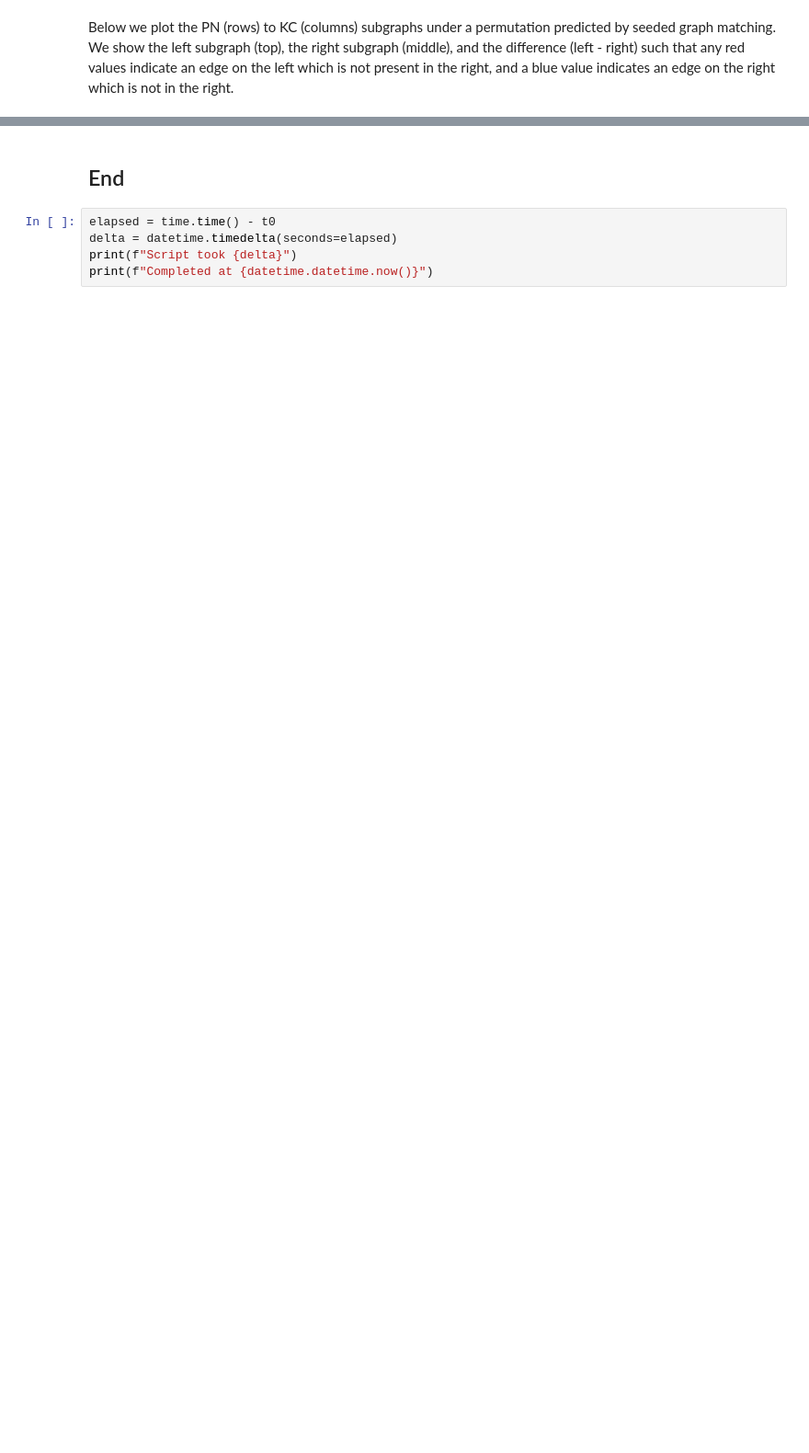
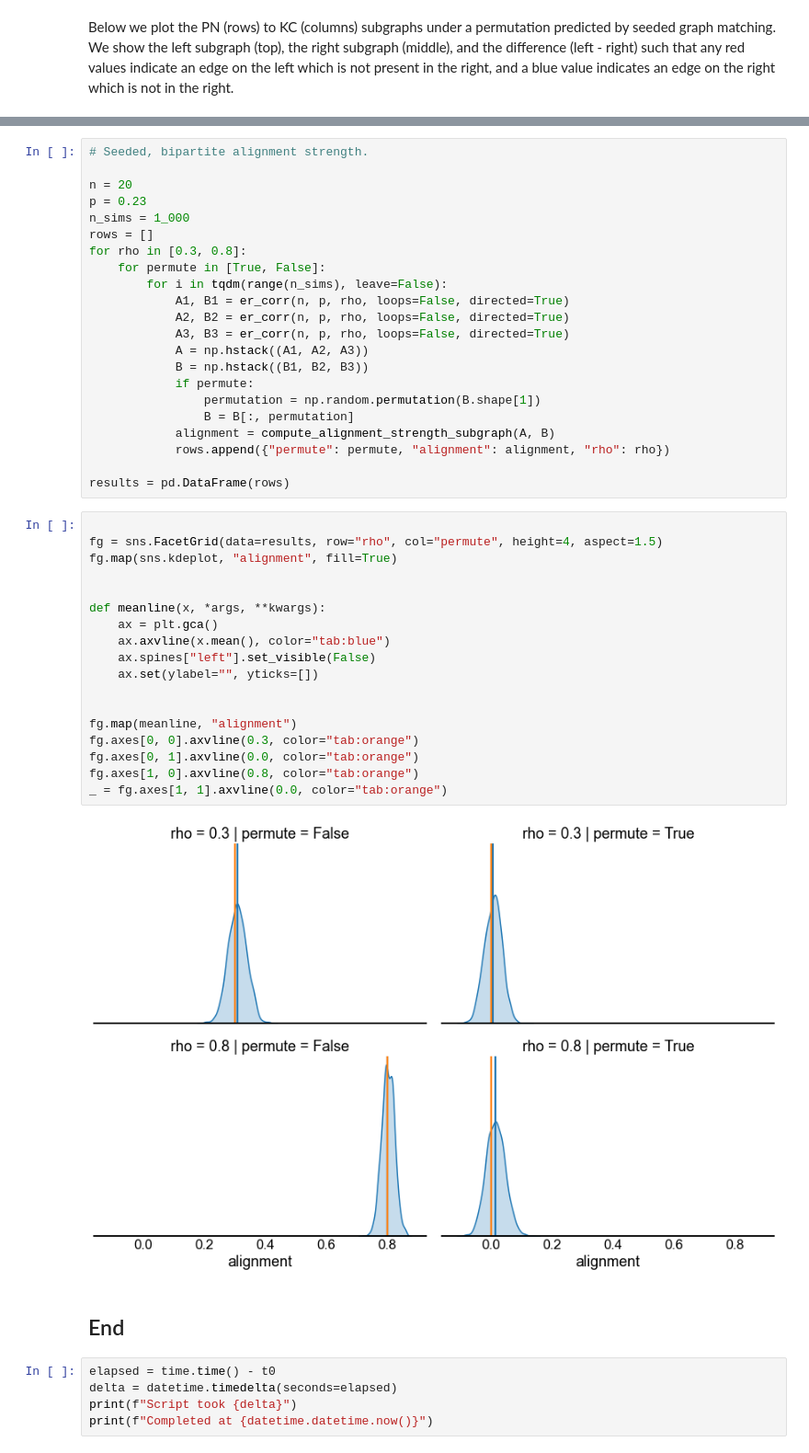
Before and after one commit to neurodata/matching, a Jupyter notebook: docs/kc_stereotypy.ipynb, the cells around one changed output, grey strips where cells are left out. Shown: that part at 92% size. Drawn from its saved outputs; the diff is of its cells as text; blank space fills up the shorter version.

```diff
--- a/docs/kc_stereotypy.ipynb
+++ b/docs/kc_stereotypy.ipynb
@@ -325,3 +338,45 @@ How exactly should I compute alignment strength here? There are a couple of weir
+# %%
+# Seeded, bipartite alignment strength.
+
+n = 20
+p = 0.23
+n_sims = 1_000
+rows = []
+for rho in [0.3, 0.8]:
+    for permute in [True, False]:
+        for i in tqdm(range(n_sims), leave=False):
+            A1, B1 = er_corr(n, p, rho, loops=False, directed=True)
+            A2, B2 = er_corr(n, p, rho, loops=False, directed=True)
+            A3, B3 = er_corr(n, p, rho, loops=False, directed=True)
+            A = np.hstack((A1, A2, A3))
+            B = np.hstack((B1, B2, B3))
+            if permute:
+                permutation = np.random.permutation(B.shape[1])
+                B = B[:, permutation]
+            alignment = compute_alignment_strength_subgraph(A, B)
+            rows.append({"permute": permute, "alignment": alignment, "rho": rho})
+
+results = pd.DataFrame(rows)
+# %%
+
+fg = sns.FacetGrid(data=results, row="rho", col="permute", height=4, aspect=1.5)
+fg.map(sns.kdeplot, "alignment", fill=True)
+
+
+def meanline(x, *args, **kwargs):
+    ax = plt.gca()
+    ax.axvline(x.mean(), color="tab:blue")
+    ax.spines["left"].set_visible(False)
+    ax.set(ylabel="", yticks=[])
+
+
+fg.map(meanline, "alignment")
+fg.axes[0, 0].axvline(0.3, color="tab:orange")
+fg.axes[0, 1].axvline(0.0, color="tab:orange")
+fg.axes[1, 0].axvline(0.8, color="tab:orange")
+_ = fg.axes[1, 1].axvline(0.0, color="tab:orange")
+# %% [output]
+[figure, added]
 # %% [markdown]
 ## End
 # %%
```
Also changed, not shown: parts of 20 cells of this notebook, 1 other file.
